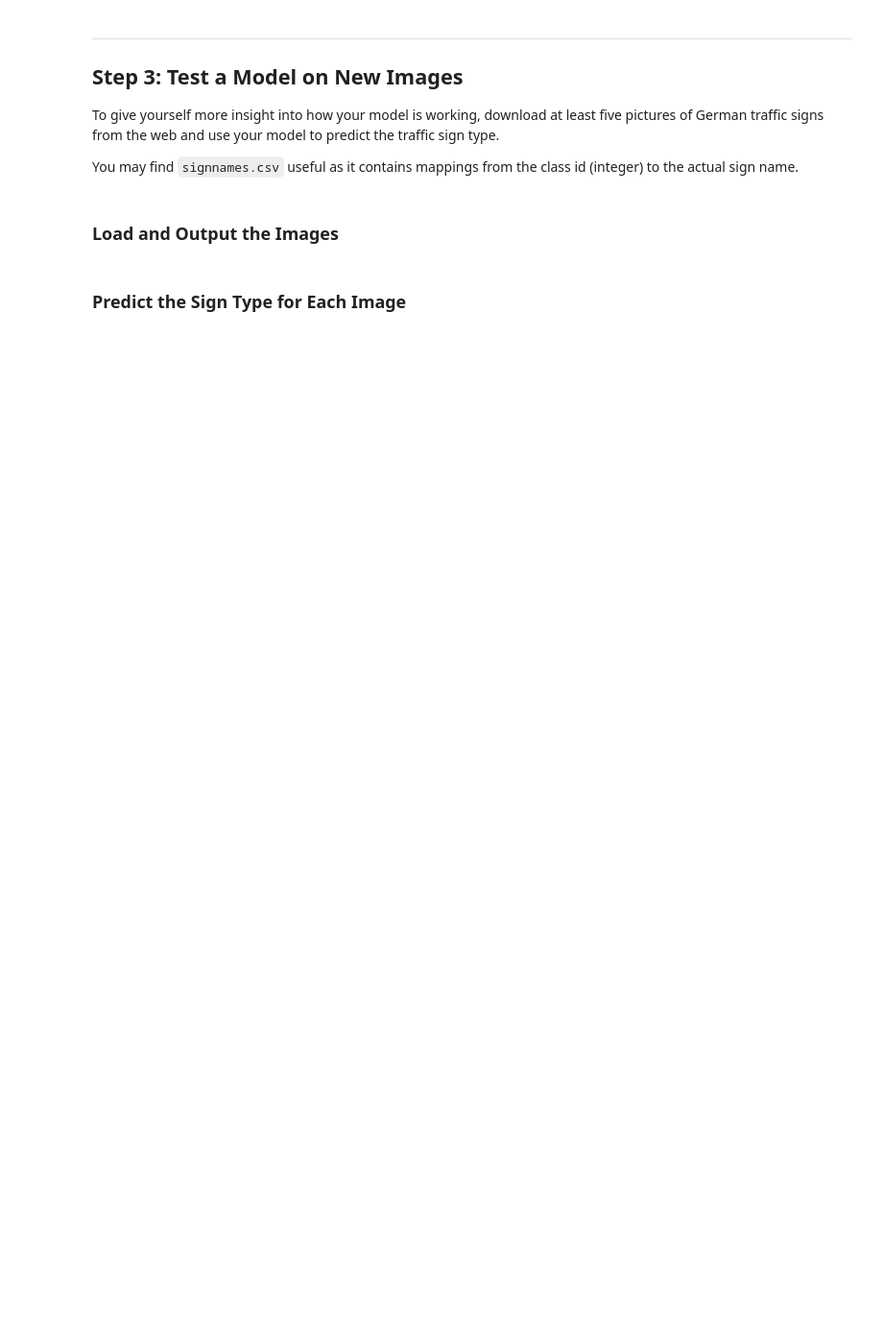
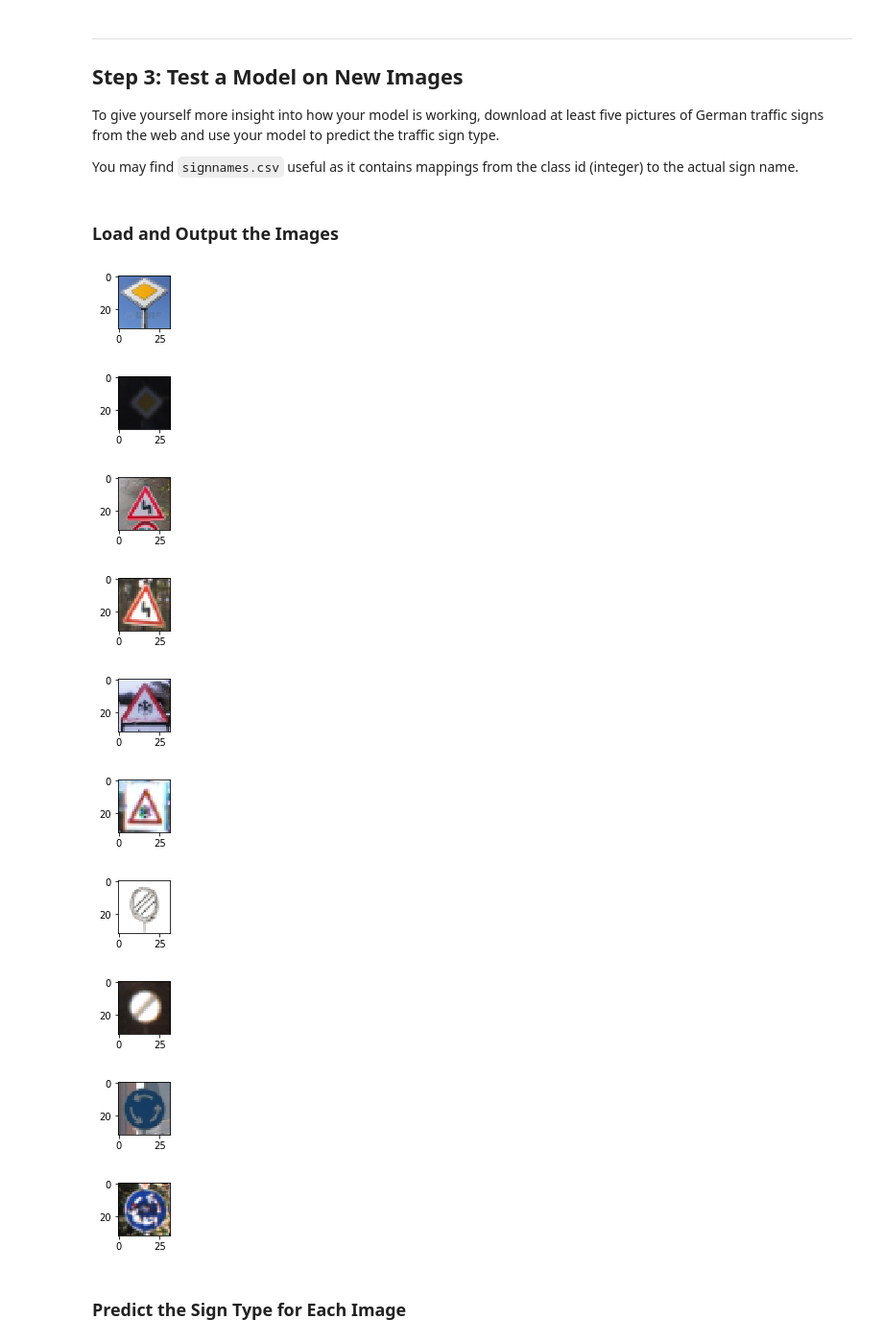
Before and after one commit to buiducanh/traffic-sign-classifier, a Jupyter notebook: Traffic_Sign_Classifier.ipynb, the cells around one changed output. Shown at 96% size. Drawn from its saved outputs; the diff is of its cells as text; code cells hidden in the pictures; blank space fills up the shorter version.

```diff
--- a/Traffic_Sign_Classifier.ipynb
+++ b/Traffic_Sign_Classifier.ipynb
@@ -143,3 +320,9 @@ Use the code cell (or multiple code cells, if necessary) to implement the first
 # %%
 ### Define your architecture here.
 ### Feel free to use as many code cells as needed.
+
+logits = Model(x)
+cross_entropy = tf.nn.softmax_cross_entropy_with_logits(labels = one_hot_y, logits = logits)
+loss_operation = tf.reduce_mean(cross_entropy)
+optimizer = tf.train.AdamOptimizer(learning_rate = learning_rate)
+training_operation = optimizer.minimize(loss_operation)
@@ -146,3 +331,17 @@ Use the code cell (or multiple code cells, if necessary) to implement the first
+# %%
+correct_prediction = tf.equal(tf.argmax(logits, 1), tf.argmax(one_hot_y, 1))
+accuracy_operation = tf.reduce_mean(tf.cast(correct_prediction, tf.float32))
+saver = tf.train.Saver()
+
+def evaluate(X_data, y_data):
+    num_examples = len(X_data)
+    total_accuracy = 0
+    sess = tf.get_default_session()
+    for offset in range(0, num_examples, BATCH_SIZE):
+        batch_x, batch_y = X_data[offset:offset + BATCH_SIZE], y_data[offset:offset + BATCH_SIZE]
+        accuracy = sess.run(accuracy_operation, feed_dict = {x: batch_x, y: batch_y, dropout_prob: 1})
+        total_accuracy += (accuracy * len(batch_x))
+    return total_accuracy / num_examples
 # %% [markdown]
 ### Train, Validate and Test the Model
 # %% [markdown]
@@ -170,3 +424,38 @@ You may find `signnames.csv` useful as it contains mappings from the class id (i
+# %%
+### Load the images and plot them here.
+### Feel free to use as many code cells as needed.\
+
+# Visualizations will be shown in the notebook.
+%matplotlib inline
+
+# Read images as numpy arrays
+image_labels = [12, 21, 30, 32, 40]
+images = []
+
+# Show the sign found on the internet together with a sample in the train set
+for i in range(0, len(image_labels)):
+    label = image_labels[i]
+    image = plt.imread('./data/' + str(label) + 'cr.jpg')
+    images.append(image)
+    plt.figure(figsize = (1, 1))
+    plt.imshow(images[-1])
+
+    train_index = np.random.choice(np.flatnonzero((y_train == label)))
+    plt.figure(figsize = (1, 1))
+    plt.imshow(X_train[train_index])
+
+images = np.array(images)
+# %% [output]
+[figure, added]
+[figure, added]
+[figure, added]
+[figure, added]
+[figure, added]
+[figure, added]
+[figure, added]
+[figure, added]
+[figure, added]
+[figure, added]
 # %% [markdown]
 ### Predict the Sign Type for Each Image
 # %%
```
Also changed, not shown: parts of 21 cells of this notebook, 13 other files.
